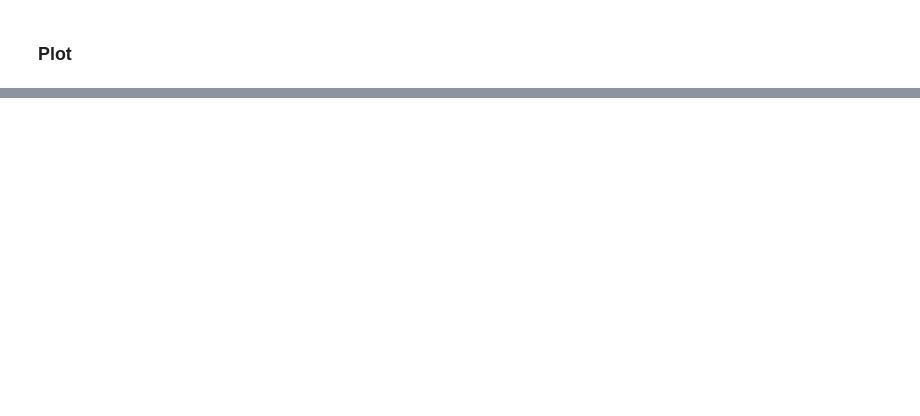
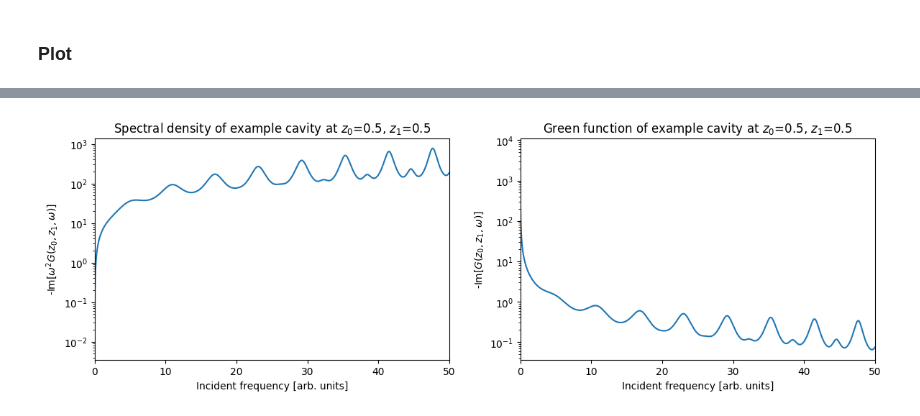
Before and after one commit to dlentrodt/pyrot, a Jupyter notebook: demo/04_greens_function.ipynb, the cells around one changed output, grey strips where cells are left out. Cells and saved outputs as stored; diff of their text form; code cells hidden in the pictures; blank space fills up the shorter version.

```diff
--- a/demo/04_greens_function.ipynb
+++ b/demo/04_greens_function.ipynb
@@ -153,0 +154,22 @@ fig.savefig("figure.pdf")
+# %%
+fig=plt.figure(figsize=(14,4))
+
+plt.subplot(121, xlabel='Incident frequency [arb. units]', ylabel=r'-Im[$\omega^2 G(z_0, z_1, \omega)$]',
+            title='Spectral density of example cavity at $z_0$={}, $z_1$={}'.format(z0,z1))
+#plt.semilogy(omega, np.real(Green_function)*omega**2, '-', label='Real part')
+plt.semilogy(omega, -np.imag(Green_function)*omega**2, '-') # label='-Imag part'
+#plt.ylim([-100,200])
+plt.xlim([0,omega[-1]])
+#plt.legend(loc=2, fontsize=8)
+
+plt.subplot(122, xlabel='Incident frequency [arb. units]', ylabel=r'-Im[$G(z_0, z_1, \omega)$]',
+            title='Green function of example cavity at $z_0$={}, $z_1$={}'.format(z0,z1))
+#plt.semilogy(omega, np.real(Green_function), '-', label='Real part')
+plt.semilogy(omega, -np.imag(Green_function), '-') #
+#plt.ylim([-100,200])
+plt.xlim([0,omega[-1]])
+#plt.legend(loc=2, fontsize=8)
+
+fig.savefig("figure2.pdf")
+# %% [output]
+[figure, added]
```
Also changed, not shown: parts of 6 cells of this notebook, 1 other file.
